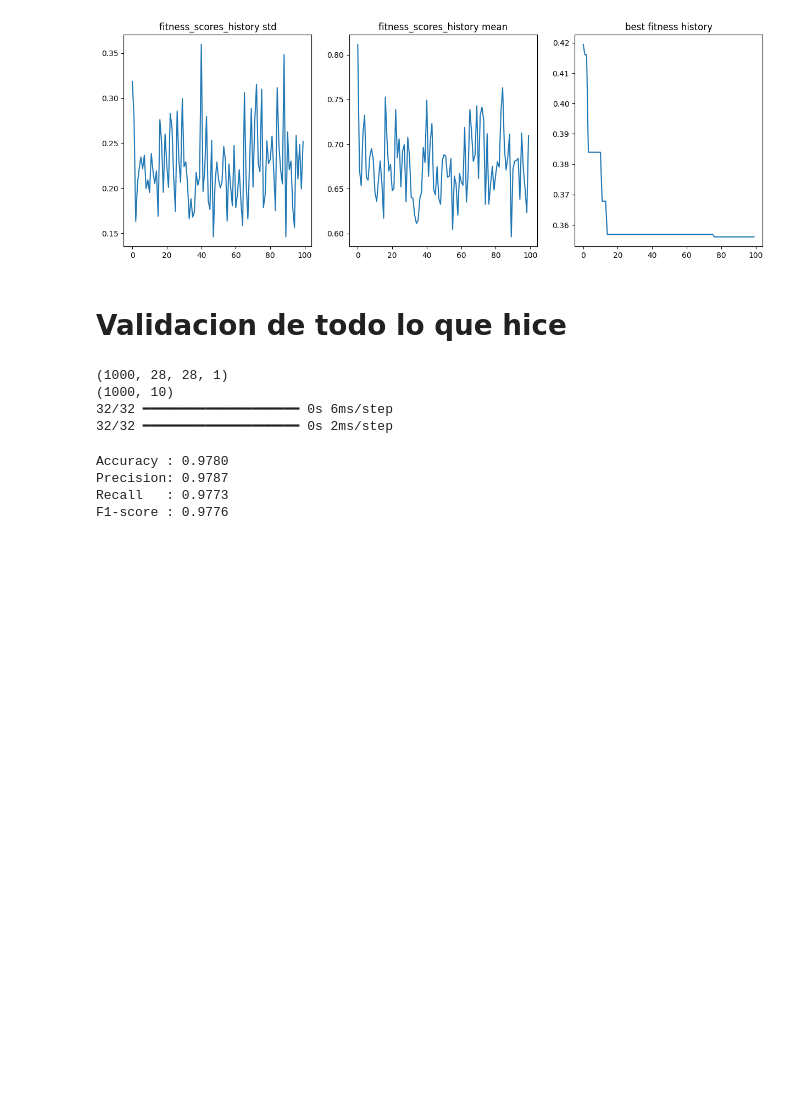
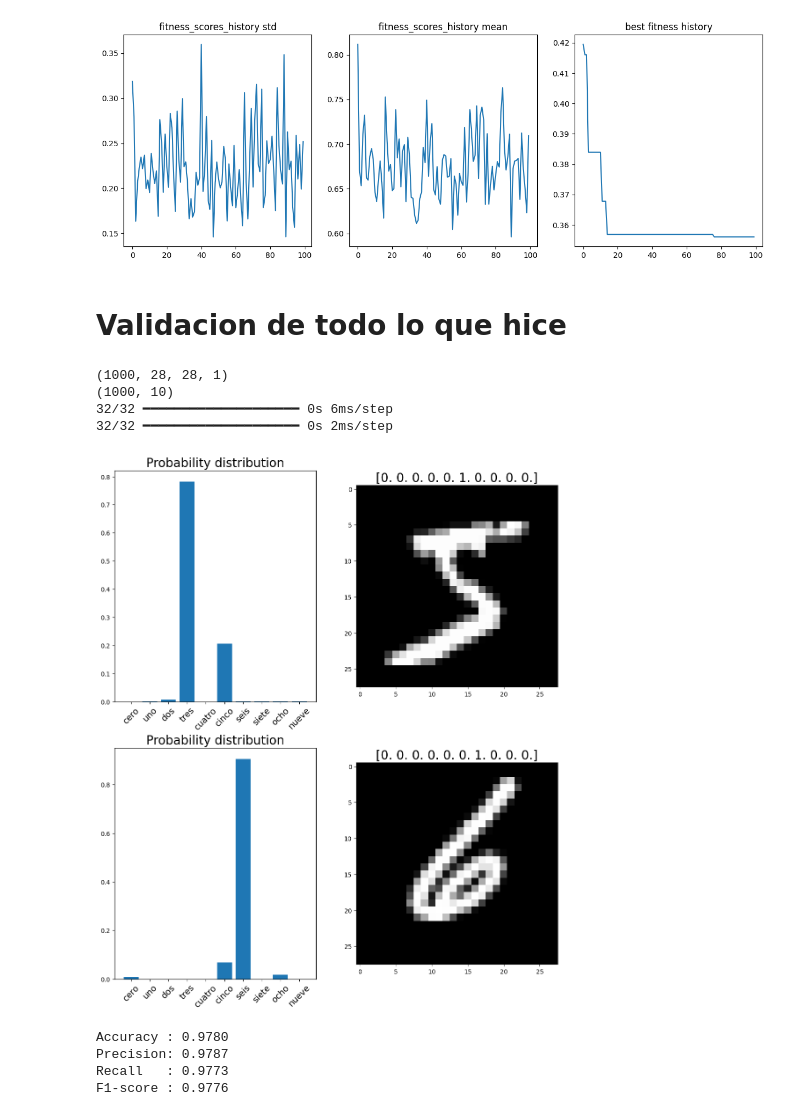
Before and after one commit to Norzuiso/machine-learning, a Jupyter notebook: FeatureSelection/feature_extraction_GA_Fitness.ipynb, the cells around one changed output. Saved outputs shown, nothing was run; the diff lists cells and outputs as text; code cells hidden in the pictures; blank space fills up the shorter version.

Commit message:
fix: add graphs on evaluation

```diff
--- a/FeatureSelection/feature_extraction_GA_Fitness.ipynb
+++ b/FeatureSelection/feature_extraction_GA_Fitness.ipynb
@@ -356,6 +356,26 @@ pred_eval_image_y = classifier.predict(fs_eval_image_x)
 (1000, 10)
 32/32 ━━━━━━━━━━━━━━━━━━━━ 0s 6ms/step
 32/32 ━━━━━━━━━━━━━━━━━━━━ 0s 2ms/step
+# %%
+fig, ax = plt.subplots(nrows=2, ncols=2, figsize=(13, 15))
+
+ax[0][0].bar(np.arange(0,10), pred_eval_image_y[0])
+ax[0][0].set_title('Probability distribution', fontsize=20)
+ax[0][0].set_xticks(np.arange(0,10))
+ax[0][0].set_xticklabels(class_names, rotation=45, fontsize=14)
+ax[0][1].imshow(eval_image_x[0].squeeze(), cmap='gray')
+ax[0][1].set_title(eval_image_y[0], fontsize=20)
+
+ax[1][0].bar(np.arange(0,10), pred_eval_image_y[999])
+ax[1][0].set_title('Probability distribution', fontsize=20)
+ax[1][0].set_xticks(np.arange(0,10))
+ax[1][0].set_xticklabels(class_names, rotation=45, fontsize=14)
+ax[1][1].imshow(eval_image_x[999].squeeze(), cmap='gray')
+ax[1][1].set_title(eval_image_y[999], fontsize=20)
+
+plt.show()
+# %% [output]
+[figure, added]
 # %%
 y_pred = np.argmax(pred_eval_image_y, axis=1)
 y_true = np.argmax(eval_image_y, axis=1)
```
